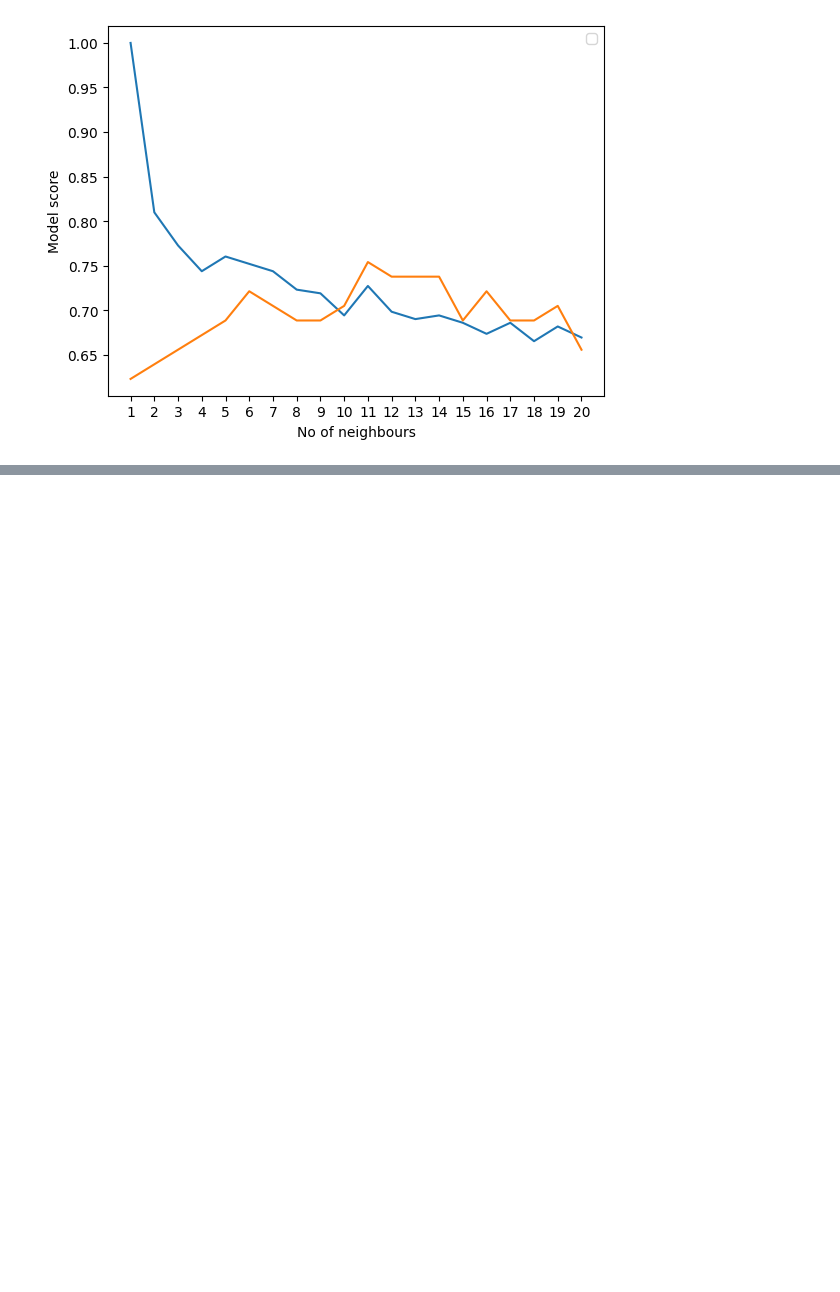
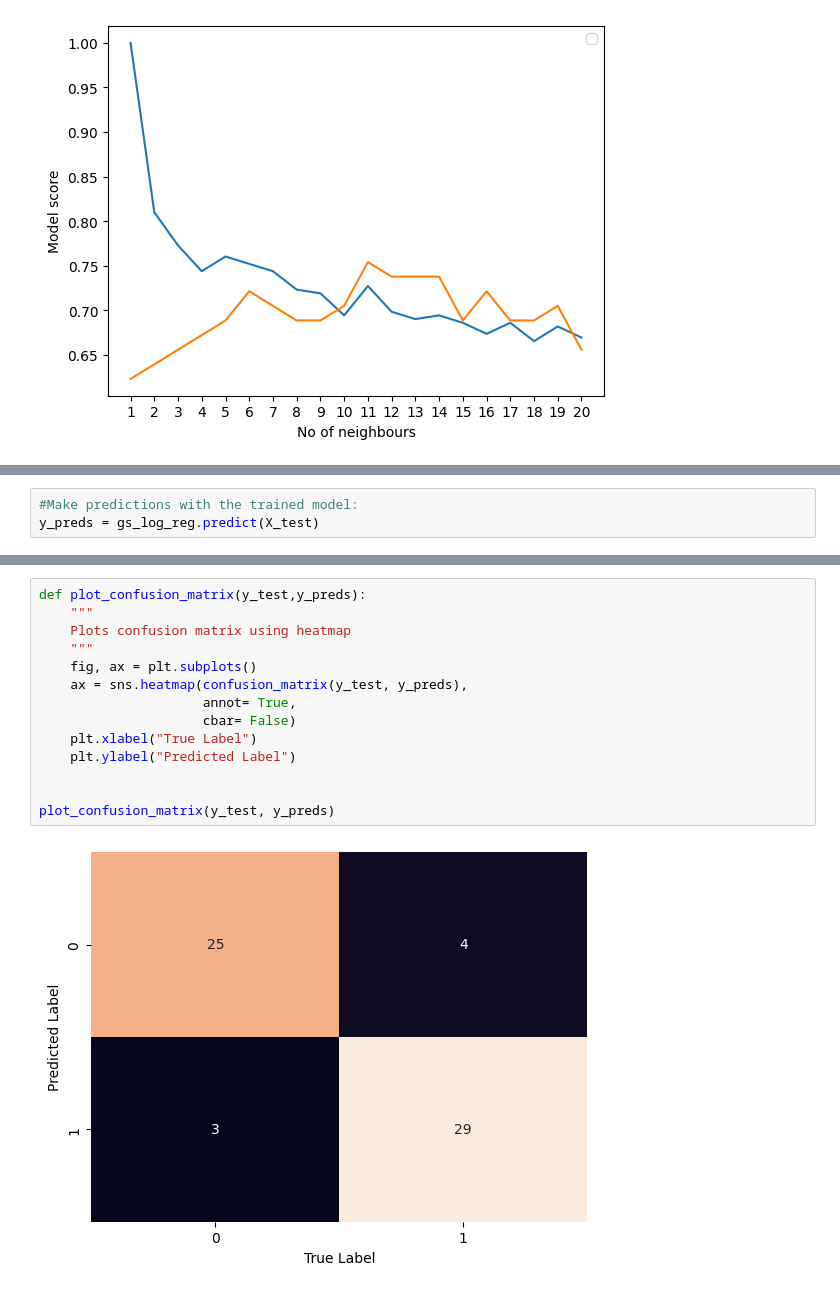
Before and after one commit to sup-neupane/Heart-Disease, a Jupyter notebook: heart-disease-classification.ipynb, the cells around one changed output, grey strips where cells are left out. Saved outputs shown, nothing was run; the diff lists cells and outputs as text; blank space fills up the shorter version.

```diff
--- a/heart-disease-classification.ipynb
+++ b/heart-disease-classification.ipynb
@@ -462,0 +622,3 @@ Maximum KNN score on test data =  75.41%
+# %%
+#Make predictions with the trained model:
+y_preds = gs_log_reg.predict(X_test)
@@ -462,0 +644,16 @@ Maximum KNN score on test data =  75.41%
+# %%
+def plot_confusion_matrix(y_test,y_preds):
+    """
+    Plots confusion matrix using heatmap
+    """
+    fig, ax = plt.subplots()
+    ax = sns.heatmap(confusion_matrix(y_test, y_preds),
+                     annot= True,
+                     cbar= False)
+    plt.xlabel("True Label")
+    plt.ylabel("Predicted Label")
+
+
+plot_confusion_matrix(y_test, y_preds)
+# %% [output]
+[figure, added]
```
Also changed, not shown: parts of 36 cells of this notebook.
